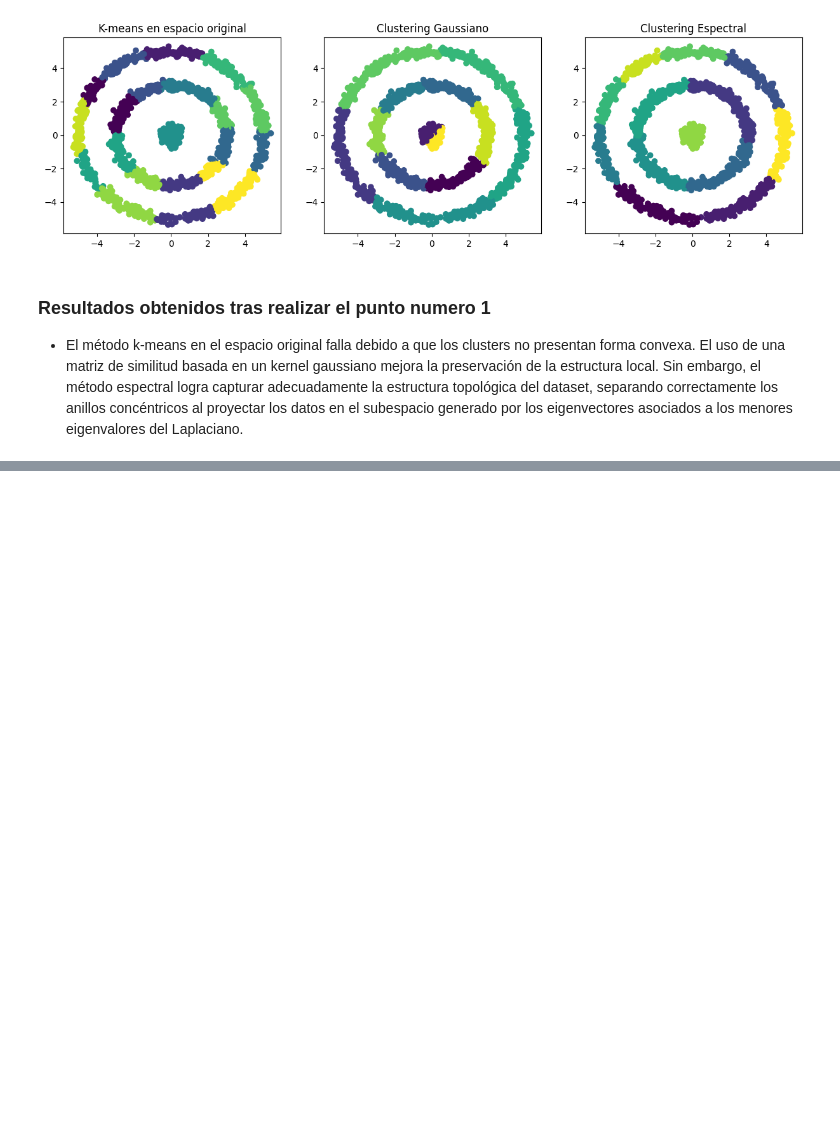
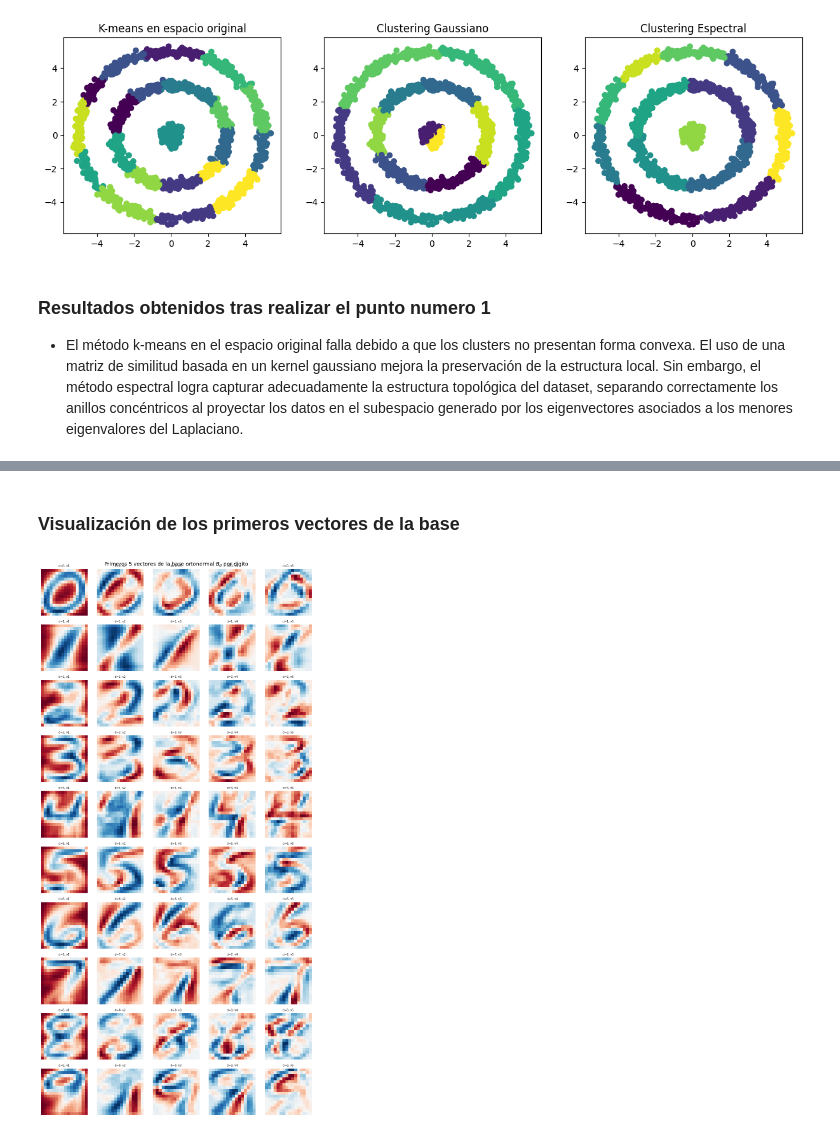
Before and after one commit to Jvelasquez980/Examen2-MatApl, a Jupyter notebook: examen.ipynb, the cells around one changed output, grey strips where cells are left out. Saved outputs shown, nothing was run; the diff lists cells and outputs as text; code cells hidden in the pictures; blank space fills up the shorter version.

```diff
--- a/examen.ipynb
+++ b/examen.ipynb
@@ -184,0 +287,29 @@ plt.show()
+# %%
+def build_orthonormal_bases(X_train, y_train, k, digits=range(10)):
+    """
+    Construye la base ortonormal B_d para cada dígito d via SVD.
+    Retorna dict {d: B_d} donde B_d tiene forma (256, r).
+    """
+    bases = {}
+    for d in digits:
+        idx    = np.where(y_train == d)[0]
+        chosen = np.random.choice(idx, size=min(k, len(idx)), replace=False)
+        vecs   = preprocess_images(X_train[chosen])  # (k, 256)
+        M_d    = vecs.T                               # (256, k)
+
+        U, S, _ = np.linalg.svd(M_d, full_matrices=False)
+
+        # Conservar solo vectores con valor singular significativo
+        tol      = 1e-6 * S[0] if S[0] > 0 else 1e-10
+        r        = np.sum(S > tol)
+        bases[d] = U[:, :r]  # (256, r)
+    return bases
+
+
+# ── Demo con k=50 ────────────────────────────────────────────────────────────
+k_demo     = 50
+bases_demo = build_orthonormal_bases(X_train_raw, y_train_raw, k=k_demo)
+
+print('Dimensiones de las bases ortonormales B_d (256 × r):')
+for d, B in bases_demo.items():
+    print(f'  Dígito {d}: forma {B.shape}  → rango efectivo = {B.shape[1]}')
@@ -184,0 +328,19 @@ plt.show()
+# %% [markdown]
+### Visualización de los primeros vectores de la base
+# %%
+fig, axes = plt.subplots(10, 5, figsize=(10, 20))
+
+for d in range(10):
+    B = bases_demo[d]
+    for j in range(5):
+        ax = axes[d, j]
+        if j < B.shape[1]:
+            ax.imshow(B[:, j].reshape(16, 16), cmap='RdBu_r')
+            ax.set_title(f'd={d}, v{j+1}', fontsize=7)
+        ax.axis('off')
+
+plt.suptitle('Primeros 5 vectores de la base ortonormal $B_d$ por dígito', fontsize=13)
+plt.tight_layout()
+plt.show()
+# %% [output]
+[figure, added]
```
Also changed, not shown: parts of 18 cells of this notebook, 4 other files.
